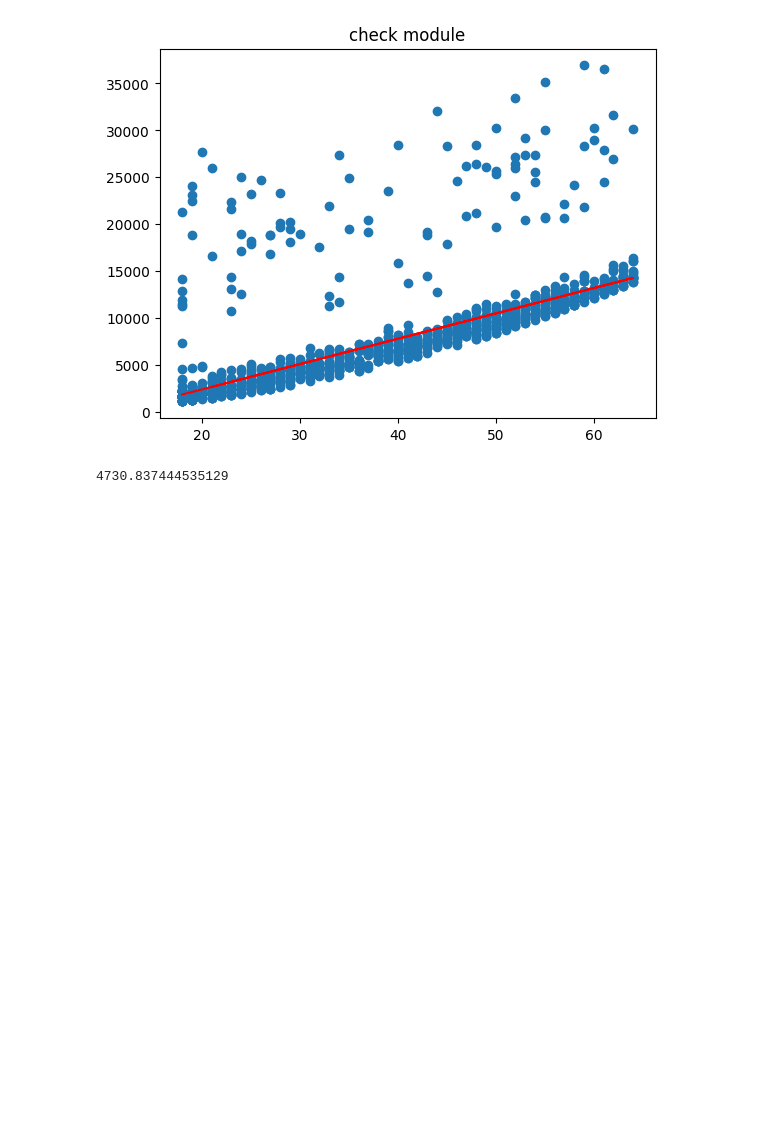
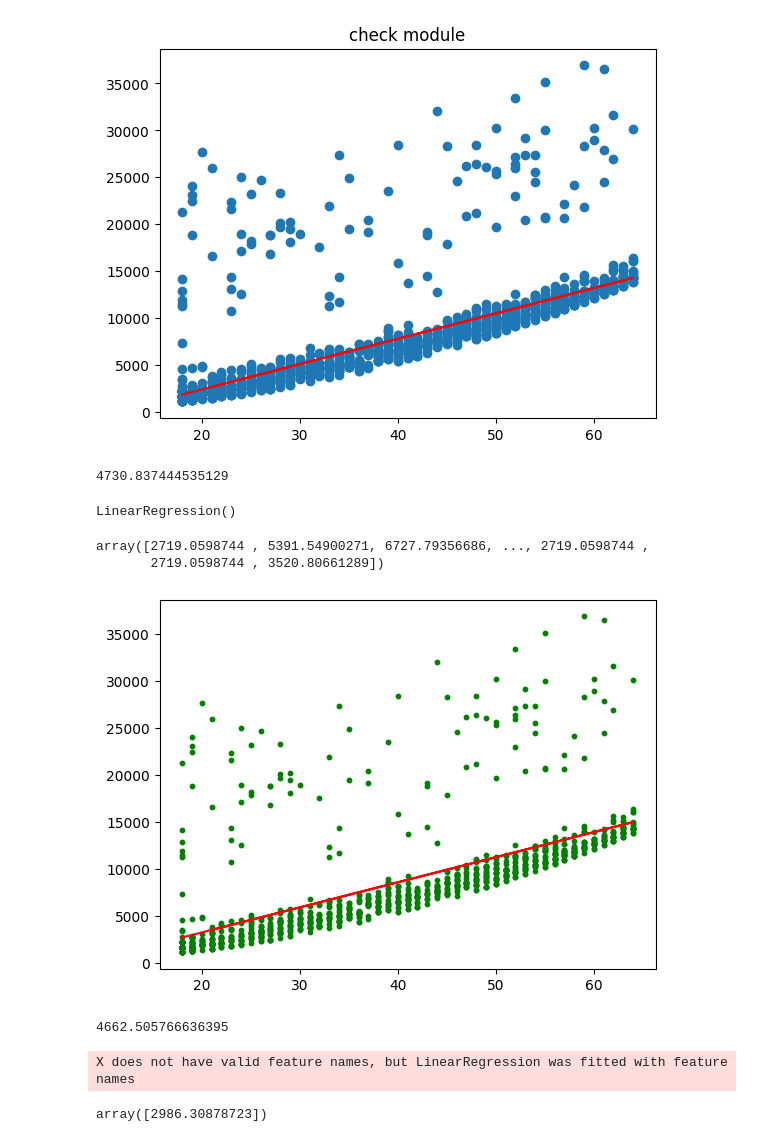
Before and after one commit to abolfazlshahsavaryyy/sklearn, a Jupyter notebook: sklearn.ipynb, the cells around one changed output. Drawn from its saved outputs; the diff is of its cells as text; code cells hidden in the pictures; blank space fills up the shorter version.

Commit message:
add simple linear regression

```diff
--- a/sklearn.ipynb
+++ b/sklearn.ipynb
@@ -270,0 +275,30 @@ try_astemed(270,-3000)
+# %%
+module=LinearRegression()
+# %%
+input=nsmdf[['age']]
+target=nsmdf['charges']
+# %%
+module.fit(input,target)
+# %% [output]
+LinearRegression()
+# %%
+pred=module.predict(input)
+pred
+# %% [output]
+array([2719.0598744 , 5391.54900271, 6727.79356686, ..., 2719.0598744 ,
+       2719.0598744 , 3520.80661289])
+# %%
+plt.scatter(input,target,color="green",s=10)
+plt.plot(input,pred,color="red")
+plt.show()
+# %% [output]
+[figure, added]
+# %%
+cul_rmse(target,pred)
+# %% [output]
+4662.505766636395
+# %%
+module.predict(np.array([[19]]))
+# %% [output]
+X does not have valid feature names, but LinearRegression was fitted with feature names
+array([2986.30878723])
```
Also changed, not shown: parts of 18 cells of this notebook.
